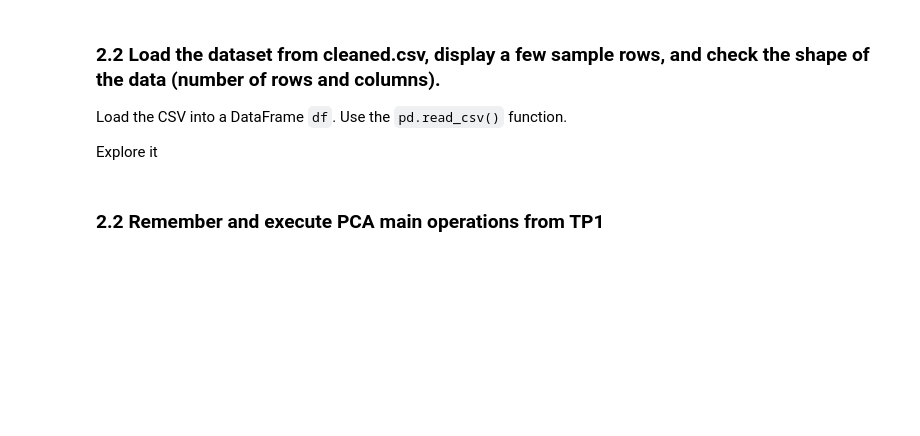
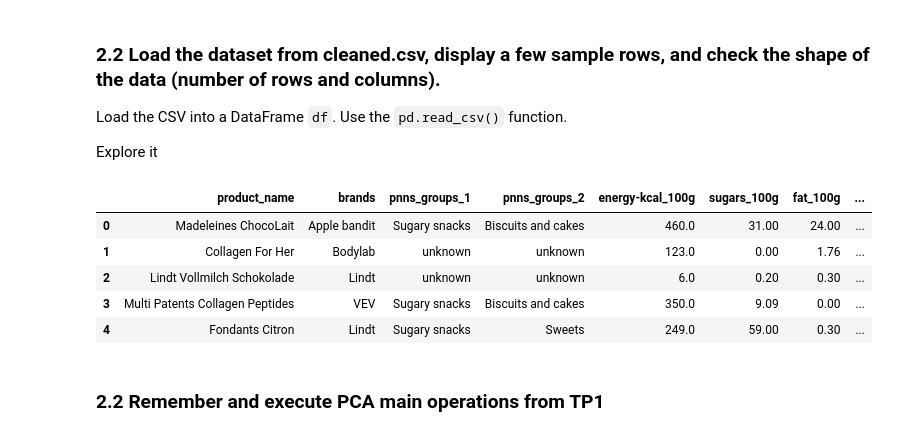
Before and after one commit to C3l3stin/DSPAP_Lab2_Student_Celestin, a Jupyter notebook: notebooks/Lab2_student.ipynb, the cells around one changed output. Saved outputs shown, nothing was run; the diff lists cells and outputs as text; code cells hidden in the pictures; blank space fills up the shorter version.

```diff
--- a/notebooks/Lab2_student.ipynb
+++ b/notebooks/Lab2_student.ipynb
@@ -63,8 +63,8 @@ from sklearn.preprocessing import StandardScaler
 from sklearn.decomposition import PCA
 # %%
 #paths
-DATASET_PATH="cleaned.csv"
-YML_path = "config.yaml"
+DATASET_PATH="../data/cleaned.csv"
+YML_path = "../config/config.yaml"
 # %% [markdown]
 ### 2.1 Project organization
 
@@ -92,10 +92,19 @@ Load the CSV into a DataFrame `df`.
 
  Explore it
 # %%
+df = pd.read_csv(DATASET_PATH)
+df.head()
 # TODO 2.2
 # 1. Load the dataset from 'cleaned.csv' into a DataFrame (use pandas)
 # 2. Display the first few rows of the dataset
 # 3. Print the shape of the dataset (rows, columns)
+# %% [output]
+|  | product_name | brands | pnns_groups_1 | pnns_groups_2 | energy-kcal_100g | sugars_100g | fat_100g | ... |
+| 0 | Madeleines ChocoLait | Apple bandit | Sugary snacks | Biscuits and cakes | 460.0 | 31.00 | 24.00 | ... |
+| 1 | Collagen For Her | Bodylab | unknown | unknown | 123.0 | 0.00 | 1.76 | ... |
+| 2 | Lindt Vollmilch Schokolade | Lindt | unknown | unknown | 6.0 | 0.20 | 0.30 | ... |
+| 3 | Multi Patents Collagen Peptides | VEV | Sugary snacks | Biscuits and cakes | 350.0 | 9.09 | 0.00 | ... |
+| 4 | Fondants Citron | Lindt | Sugary snacks | Sweets | 249.0 | 59.00 | 0.30 | ... |
 # %% [markdown]
 ### 2.2 Remember and execute PCA main operations from TP1
 # %% [markdown]
```
Also changed, not shown: 3 other files.
